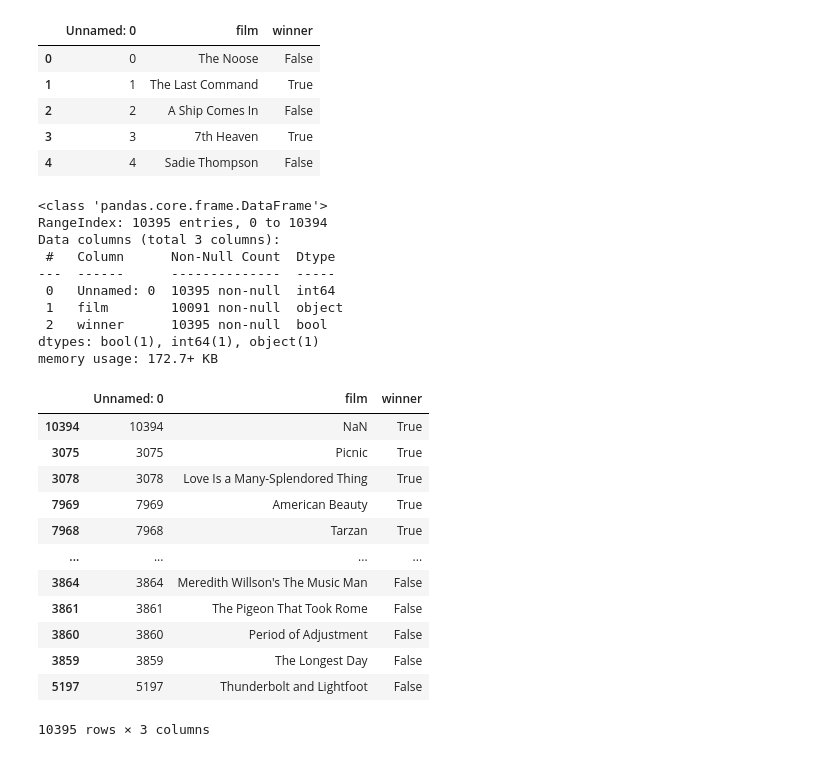
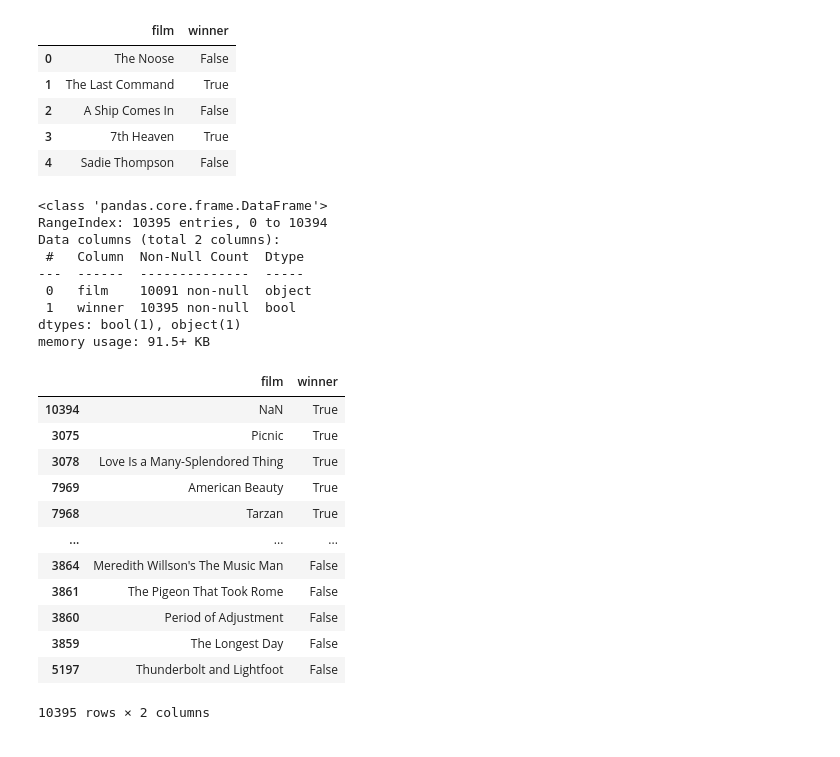
Before and after one commit to Sukurudo/Team-4, a Jupyter notebook: Database Cleanup/Oscar-Moviedb-Merge.ipynb, the cells around one changed output. Saved outputs shown, nothing was run; the diff lists cells and outputs as text; code cells hidden in the pictures.

```diff
--- a/Database Cleanup/Oscar-Moviedb-Merge.ipynb
+++ b/Database Cleanup/Oscar-Moviedb-Merge.ipynb
@@ -12,43 +12,42 @@ write_file = "../Resources/movies_oscars_combined.csv"
 #write_file = "/Users/archieanand/Desktop/Analysis/Working/oscars_clean.csv"
 # %%
 # Import our Oscar dataset
-oscars_df = pd.read_csv(read_oscars_file)
+oscars_df = pd.read_csv(read_oscars_file, index_col=False)
 oscars_df.head()
 # %% [output]
-|  | Unnamed: 0 | film | winner |
-| 0 | 0 | The Noose | False |
-| 1 | 1 | The Last Command | True |
-| 2 | 2 | A Ship Comes In | False |
-| 3 | 3 | 7th Heaven | True |
-| 4 | 4 | Sadie Thompson | False |
+|  | film | winner |
+| 0 | The Noose | False |
+| 1 | The Last Command | True |
+| 2 | A Ship Comes In | False |
+| 3 | 7th Heaven | True |
+| 4 | Sadie Thompson | False |
 # %%
 oscars_df.info()
 # %% [output]
 <class 'pandas.core.frame.DataFrame'>
 RangeIndex: 10395 entries, 0 to 10394
-Data columns (total 3 columns):
- #   Column      Non-Null Count  Dtype
----  ------      --------------  -----
- 0   Unnamed: 0  10395 non-null  int64
- 1   film        10091 non-null  object
- 2   winner      10395 non-null  bool
-dtypes: bool(1), int64(1), object(1)
-memory usage: 172.7+ KB
+Data columns (total 2 columns):
+ #   Column  Non-Null Count  Dtype
+---  ------  --------------  -----
+ 0   film    10091 non-null  object
+ 1   winner  10395 non-null  bool
+dtypes: bool(1), object(1)
+memory usage: 91.5+ KB
 # %%
 oscars_df.sort_values(by='winner', ascending=False)
 # %% [output]
-|  | Unnamed: 0 | film | winner |
-| 10394 | 10394 | NaN | True |
-| 3075 | 3075 | Picnic | True |
-| 3078 | 3078 | Love Is a Many-Splendored Thing | True |
-| 7969 | 7969 | American Beauty | True |
-| 7968 | 7968 | Tarzan | True |
-| ... | ... | ... | ... |
-| 3864 | 3864 | Meredith Willson's The Music Man | False |
-| 3861 | 3861 | The Pigeon That Took Rome | False |
-| 3860 | 3860 | Period of Adjustment | False |
-| 3859 | 3859 | The Longest Day | False |
-| 5197 | 5197 | Thunderbolt and Lightfoot | False |
+|  | film | winner |
+| 10394 | NaN | True |
+| 3075 | Picnic | True |
+| 3078 | Love Is a Many-Splendored Thing | True |
+| 7969 | American Beauty | True |
+| 7968 | Tarzan | True |
+| ... | ... | ... |
+| 3864 | Meredith Willson's The Music Man | False |
+| 3861 | The Pigeon That Took Rome | False |
+| 3860 | Period of Adjustment | False |
+| 3859 | The Longest Day | False |
+| 5197 | Thunderbolt and Lightfoot | False |
-10395 rows × 3 columns
+10395 rows × 2 columns
 # %%
 oscars_df = oscars_df.drop_duplicates(subset='film', keep='first')
```
Also changed, not shown: parts of 13 cells of this notebook, 4 other files.
